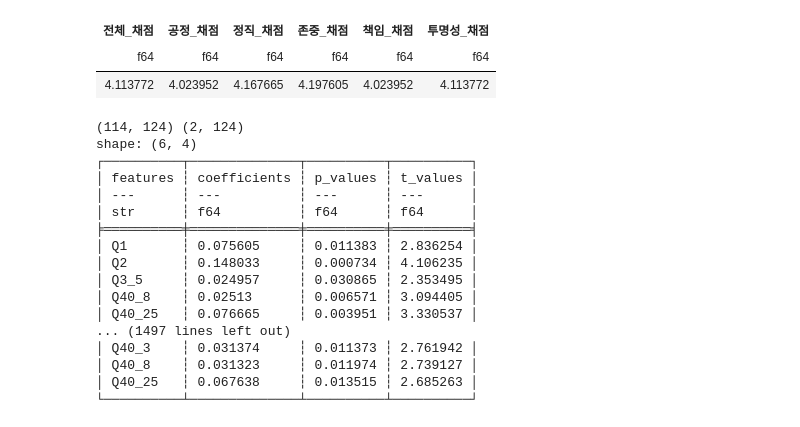
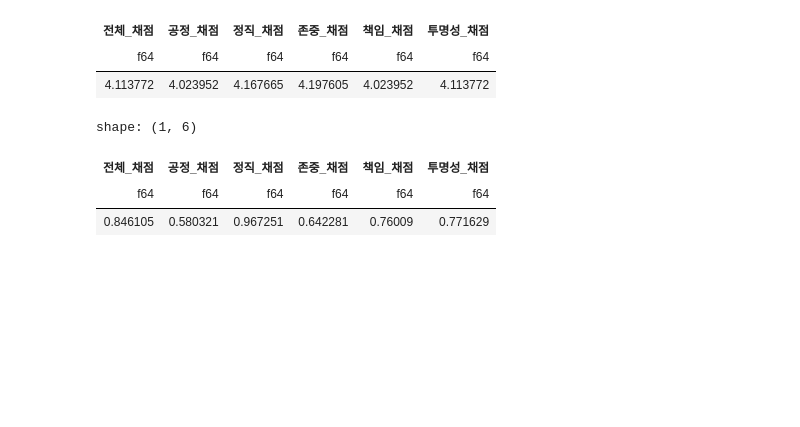
Before and after one commit to hyeonjang/KIOST, a Jupyter notebook: code/5_research_ethics_score.ipynb, the cells around one changed output. Drawn from its saved outputs; the diff is of its cells as text; code cells hidden in the pictures; blank space fills up the shorter version.

```diff
--- a/code/5_research_ethics_score.ipynb
+++ b/code/5_research_ethics_score.ipynb
@@ -780,71 +833,10 @@ shape: (1, 6)
 | 전체_채점 | 공정_채점 | 정직_채점 | 존중_채점 | 책임_채점 | 투명성_채점 |
 | f64 | f64 | f64 | f64 | f64 | f64 |
 | 4.113772 | 4.023952 | 4.167665 | 4.197605 | 4.023952 | 4.113772 |
-# %%
-#
-# elastic net
-#
-from attributes import *
-import polars_ols as pl_components
-from sklearn.model_selection import train_test_split
-from sklearn.model_selection import KFold
-
-# 연구윤리 인식 영역, 연구윤리 교육 영역, 기관에 대한 인식, 인구통계학적 배경 변인
-total = pl.read_csv("data/1_total.csv")
-
-
-target = total.join(by_area, on="ID", how="left").to_pandas()
-features = total.drop('ID').columns
-
-train, test = train_test_split(target, test_size=0.3, random_state=42)
-
-kf = KFold(n_splits=100, shuffle=True, random_state=42)
-for i, (train_index, test_index) in enumerate(kf.split(train)):
-    train_cv = target.iloc[train_index]
-    test_cv = target.iloc[test_index]
-
-    train_pl = pl.DataFrame(train_cv)
-    test_pl = pl.DataFrame(test_cv)
-
-    print(train_pl.shape, test_pl.shape)
-
-    expr = pl.col("존중").least_squares.elastic_net(
-        *features,
-        mode="statistics",
-        l1_ratio=0.5,
-        alpha=0.1,
-        max_iter=1000,
-        tol=0.0001,
-    )
-
-    some = train_pl.select(expr).unnest('statistics')
-
-    to_select = pl.DataFrame({
-        "features": features,
-        "coefficients": some['coefficients'].to_list()[0],
-        "p_values": some['p_values'].to_list()[0],
-        "t_values": some['t_values'].to_list()[0],
-    })
-
-    selected = to_select.filter(
-        ((pl.col("coefficients") > 0) & (pl.col("p_values") < 0.05)).alias("selected")
-    )
-    print(selected)
-# %% [output]
-(114, 124) (2, 124)
-shape: (6, 4)
-┌──────────┬──────────────┬──────────┬──────────┐
-│ features ┆ coefficients ┆ p_values ┆ t_values │
-│ ---      ┆ ---          ┆ ---      ┆ ---      │
-│ str      ┆ f64          ┆ f64      ┆ f64      │
-╞══════════╪══════════════╪══════════╪══════════╡
-│ Q1       ┆ 0.075605     ┆ 0.011383 ┆ 2.836254 │
-│ Q2       ┆ 0.148033     ┆ 0.000734 ┆ 4.106235 │
-│ Q3_5     ┆ 0.024957     ┆ 0.030865 ┆ 2.353495 │
-│ Q40_8    ┆ 0.02513      ┆ 0.006571 ┆ 3.094405 │
-│ Q40_25   ┆ 0.076665     ┆ 0.003951 ┆ 3.330537 │
-... (1497 lines left out)
-│ Q40_3    ┆ 0.031374     ┆ 0.011373 ┆ 2.761942 │
-│ Q40_8    ┆ 0.031323     ┆ 0.011974 ┆ 2.739127 │
-│ Q40_25   ┆ 0.067638     ┆ 0.013515 ┆ 2.685263 │
-└──────────┴──────────────┴──────────┴──────────┘
+# %%
+grading.std()
+# %% [output]
+shape: (1, 6)
+| 전체_채점 | 공정_채점 | 정직_채점 | 존중_채점 | 책임_채점 | 투명성_채점 |
+| f64 | f64 | f64 | f64 | f64 | f64 |
+| 0.846105 | 0.580321 | 0.967251 | 0.642281 | 0.76009 | 0.771629 |
```
Also changed, not shown: parts of 8 cells of this notebook, 43 other files.
